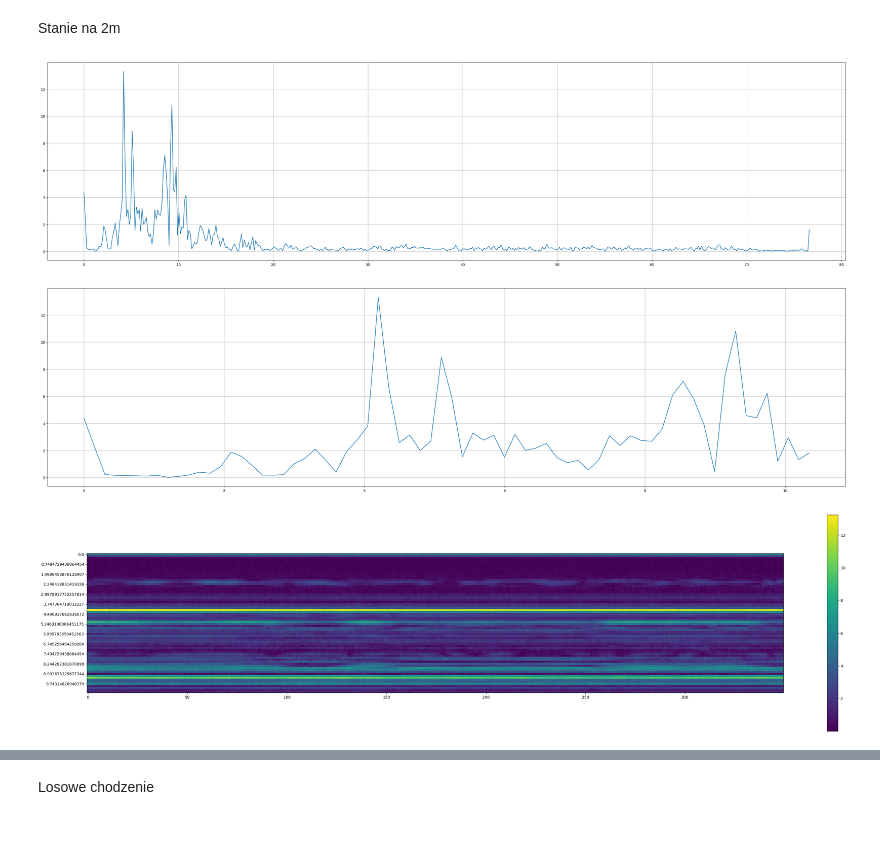
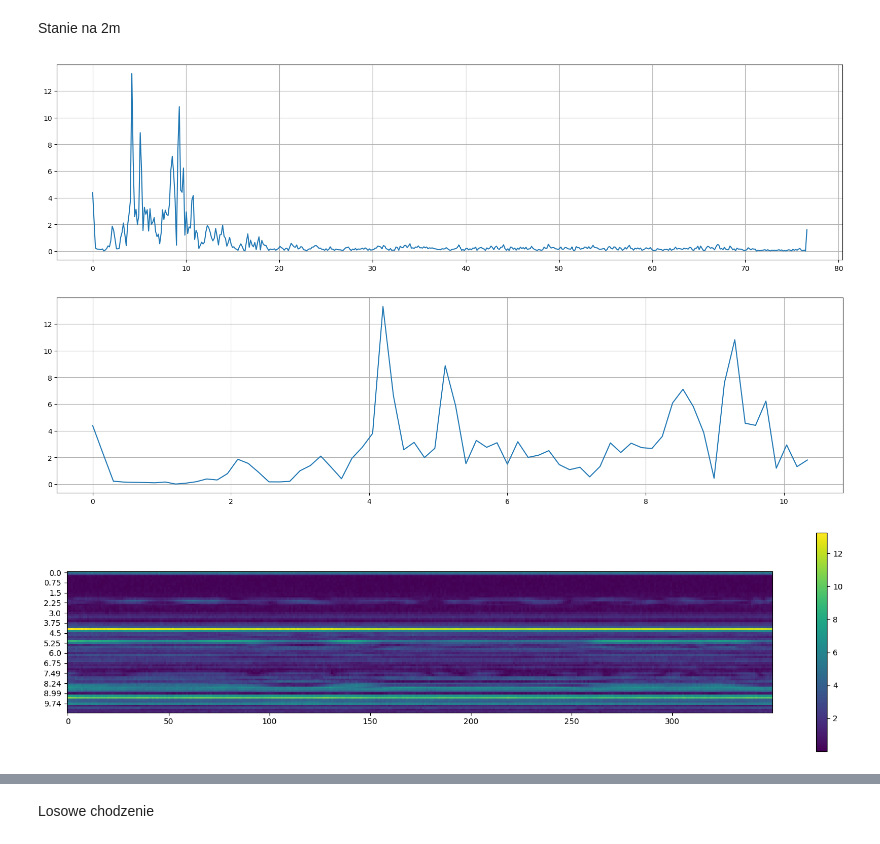
Before and after one commit to Norceis/radar-project, a Jupyter notebook: notebooks/Spectograms.ipynb, the cells around one changed output, grey strips where cells are left out. Drawn from its saved outputs; the diff is of its cells as text; code cells hidden in the pictures.

```diff
--- a/notebooks/Spectograms.ipynb
+++ b/notebooks/Spectograms.ipynb
@@ -16,32 +15,32 @@ freq = np.fft.fftfreq(n, d=timestep)[:n//2]
 # %%
 import matplotlib.pyplot as plt
-plt.rcParams["figure.figsize"] = (40,10)
+plt.rcParams["figure.figsize"] = (20,5)
 from source.preprocessHighFPS import _chunk_to_fft
 # %%
 
 N = 512 * 2 # *2 żeby później usunąć negatywne wartości i nadal mieć 512 wartości
 T = 1/2924 # Sample Rate(ksps)
 yf = frames[1,0,0,:]
 yf = _chunk_to_fft(yf)
 
 xf = np.fft.fftfreq(N, d=T)[:N//2]
 scale = 1/0.05249386419 # z frequnecy slope
-xf_scaled = xf / scale
+xf_scaled = np.round(xf / scale,2)
 
 
 plt.plot(xf_scaled, 2.0/N * np.abs(yf[0:N//2]))
 plt.grid()
 # plt.xlim(0,10)
 plt.show()
 # %% [output]
-[figure, old version]
+[figure, new version]
 # %%
 plt.plot(xf_scaled[0:70], 2/N * np.abs(yf[0:N//2])[0:70])
 plt.grid()
 
 plt.show()
 # %% [output]
-[figure, old version]
+[figure, new version]
 # %%
 stanie = []
 for i in range(14*25):
@@ -52,8 +51,8 @@ for i in range(14*25):
 # %%
 stanie =np.array(stanie)
 plt.imshow(stanie.T)
-plt.yticks(np.arange(start=0,stop=70,step=5), xf_scaled[:70][::5])
+plt.yticks(np.arange(start=0,stop=70,step=5),xf_scaled[:70][::5])
 plt.colorbar()
 plt.show()
 # %% [output]
-[figure, old version]
+[figure, new version]
```
Also changed, not shown: parts of 10 cells of this notebook, 1 other file.
